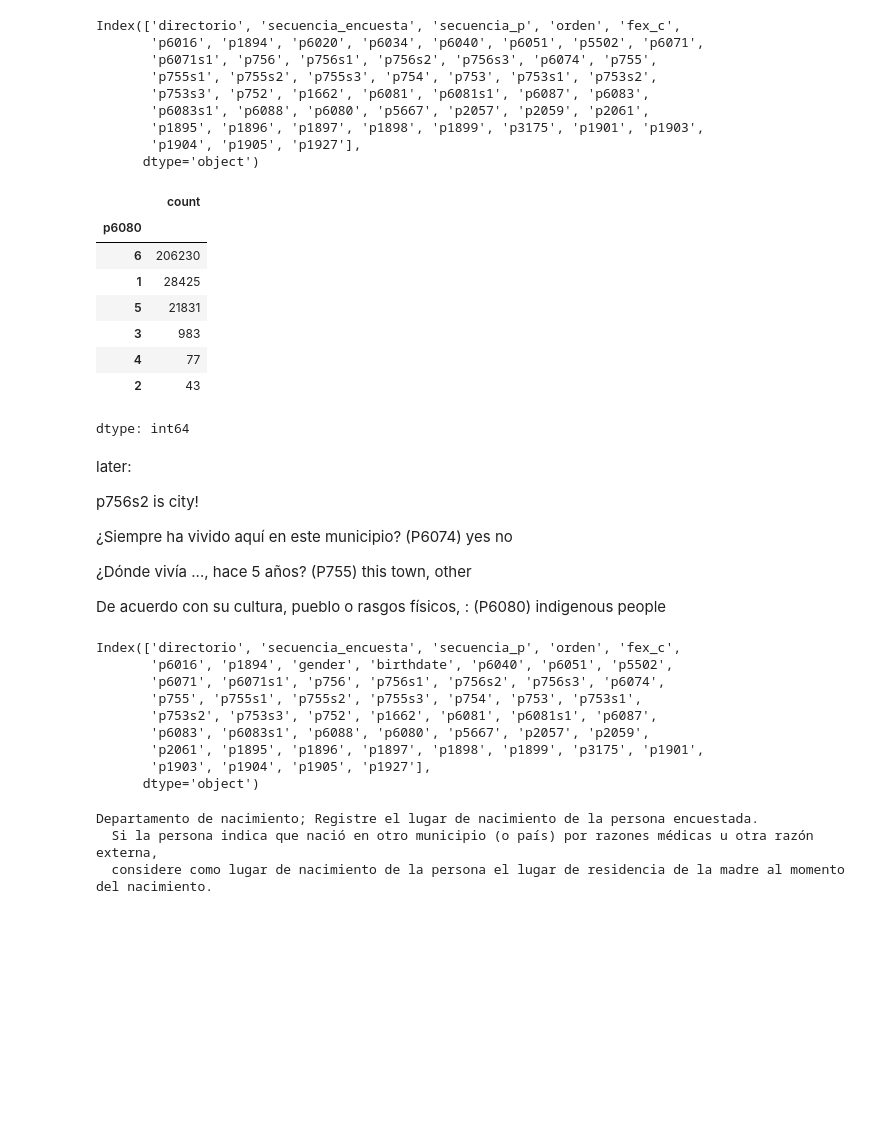
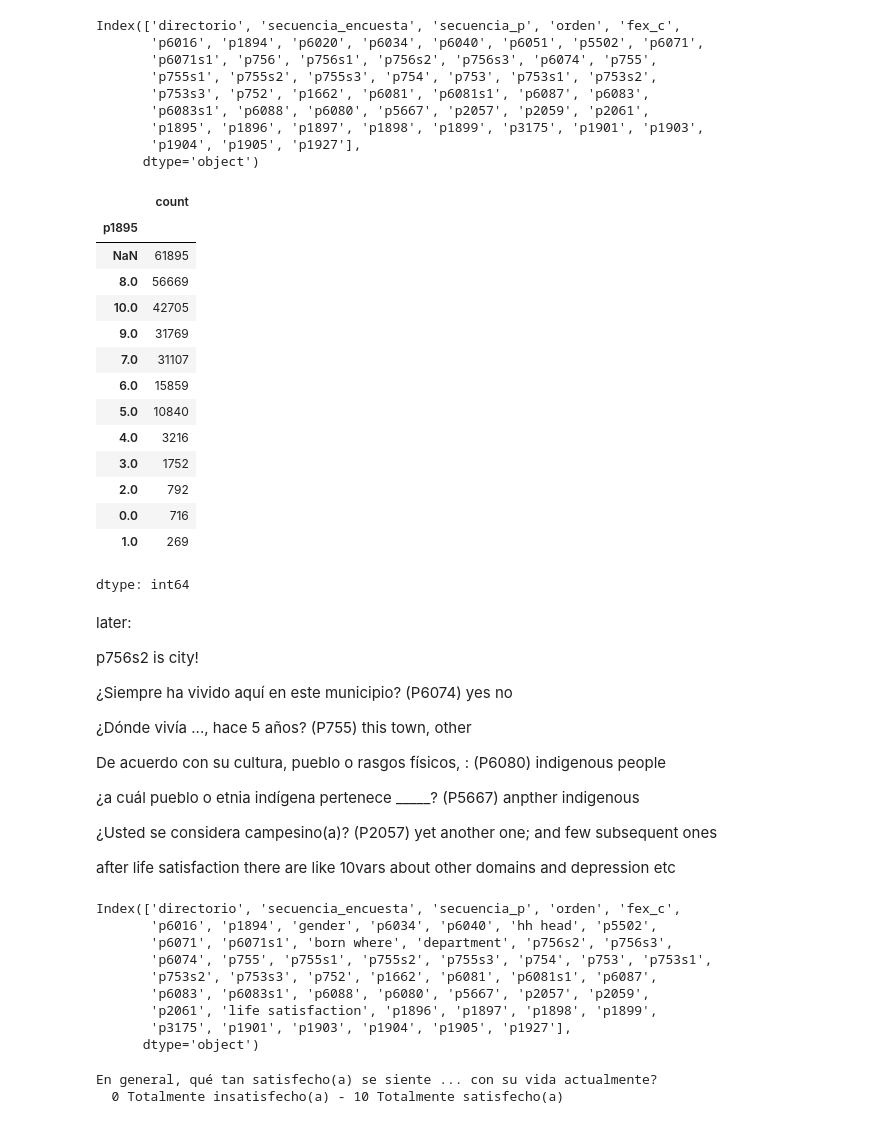
Before and after one commit to theaok/linaColMex, a Jupyter notebook: linaColMex.ipynb, the cells around one changed output. Drawn from its saved outputs; the diff is of its cells as text; code cells hidden in the pictures; blank space fills up the shorter version.

```diff
--- a/linaColMex.ipynb
+++ b/linaColMex.ipynb
@@ -198,16 +206,22 @@ Index(['directorio', 'secuencia_encuesta', 'secuencia_p', 'orden', 'fex_c',
        'p1904', 'p1905', 'p1927'],
       dtype='object')
 # %%
-chaComHog['p6080'].value_counts()
+chaComHog['p1895'].value_counts(dropna=False)
 # %% [output]
 |  | count |
-| p6080 |  |
-| 6 | 206230 |
-| 1 | 28425 |
-| 5 | 21831 |
-| 3 | 983 |
-| 4 | 77 |
-| 2 | 43 |
+| p1895 |  |
+| NaN | 61895 |
+| 8.0 | 56669 |
+| 10.0 | 42705 |
+| 9.0 | 31769 |
+| 7.0 | 31107 |
+| 6.0 | 15859 |
+| 5.0 | 10840 |
+| 4.0 | 3216 |
+| 3.0 | 1752 |
+| 2.0 | 792 |
+| 0.0 | 716 |
+| 1.0 | 269 |
 dtype: int64
 # %% [markdown]
 later:
@@ -219,29 +233,38 @@ p756s2 is city!
 ¿Dónde vivía ..., hace 5 años? (P755) this town, other
 
 De acuerdo con su cultura, pueblo o rasgos físicos, : (P6080) indigenous people
+
+¿a cuál pueblo o etnia indígena pertenece _____? (P5667) anpther indigenous
+
+¿Usted se considera campesino(a)? (P2057) yet another one; and few subsequent ones
+
+
+after life satisfaction there are like 10vars about other domains and depression etc
 # %%
 #https://microdatos.dane.gov.co/index.php/catalog/734/data-dictionary/F3?file_name=Caracteristicas%20y%20composicion%20del%20hogar
 chaComHog.rename(columns={
     'p6020': 'gender',
-    'p6051': 'hhHead',
-    'p756' : 'bornWhere',
-    'p756s1': 'department'
+    'p6051': 'hh head',
+    'p756' : 'born where',
+    'p756s1': 'department',
+    'p1895': 'life satisfaction'
+
     }, inplace=True)
 chaComHog.columns
 # %% [output]
 Index(['directorio', 'secuencia_encuesta', 'secuencia_p', 'orden', 'fex_c',
-       'p6016', 'p1894', 'gender', 'birthdate', 'p6040', 'p6051', 'p5502',
-       'p6071', 'p6071s1', 'p756', 'p756s1', 'p756s2', 'p756s3', 'p6074',
-       'p755', 'p755s1', 'p755s2', 'p755s3', 'p754', 'p753', 'p753s1',
+       'p6016', 'p1894', 'gender', 'p6034', 'p6040', 'hh head', 'p5502',
+       'p6071', 'p6071s1', 'born where', 'department', 'p756s2', 'p756s3',
+       'p6074', 'p755', 'p755s1', 'p755s2', 'p755s3', 'p754', 'p753', 'p753s1',
        'p753s2', 'p753s3', 'p752', 'p1662', 'p6081', 'p6081s1', 'p6087',
        'p6083', 'p6083s1', 'p6088', 'p6080', 'p5667', 'p2057', 'p2059',
-       'p2061', 'p1895', 'p1896', 'p1897', 'p1898', 'p1899', 'p3175', 'p1901',
-       'p1903', 'p1904', 'p1905', 'p1927'],
+       'p2061', 'life satisfaction', 'p1896', 'p1897', 'p1898', 'p1899',
+       'p3175', 'p1901', 'p1903', 'p1904', 'p1905', 'p1927'],
       dtype='object')
 # %%
 #labels hack with dict
 lab = {
-  "hhHead": '''Cuál es el parentesco de....con el jefe o la jefa de este hogar?
+  "hh head": '''Cuál es el parentesco de....con el jefe o la jefa de este hogar?
 1 Jefe (a) del hogar
 2 Pareja, esposo (a), cónyuge, compañero(a)
 3 Hijo(a) hijastro(a)
@@ -256,19 +279,20 @@ lab = {
 12 Trabajador
 13 Pensionista
 14 Otro pariente''',
-  "bornWhere": '''¿Dónde nació ________?
+  "born where": '''¿Dónde nació ________?
 1- En este municipio
 2- En otro municipio
 3- En otro país''',
   "department": '''Departamento de nacimiento; Registre el lugar de nacimiento de la persona encuestada.
   Si la persona indica que nació en otro municipio (o país) por razones médicas u otra razón externa,
-  considere como lugar de nacimiento de la persona el lugar de residencia de la madre al momento del nacimiento.'''
+  considere como lugar de nacimiento de la persona el lugar de residencia de la madre al momento del nacimiento.''',
+  "life satisfaction": '''En general, qué tan satisfecho(a) se siente ... con su vida actualmente?
+  0 Totalmente insatisfecho(a) - 10 Totalmente satisfecho(a)'''
 }
-print(lab["department"])
+print(lab["life satisfaction"])
 # %% [output]
-Departamento de nacimiento; Registre el lugar de nacimiento de la persona encuestada.
-  Si la persona indica que nació en otro municipio (o país) por razones médicas u otra razón externa,
-  considere como lugar de nacimiento de la persona el lugar de residencia de la madre al momento del nacimiento.
+En general, qué tan satisfecho(a) se siente ... con su vida actualmente?
+  0 Totalmente insatisfecho(a) - 10 Totalmente satisfecho(a)
 # %%
 #assign names to numeric codes of departments in colombia based on variable department
 department_mapping = {
```
Also changed, not shown: parts of 7 cells of this notebook.
